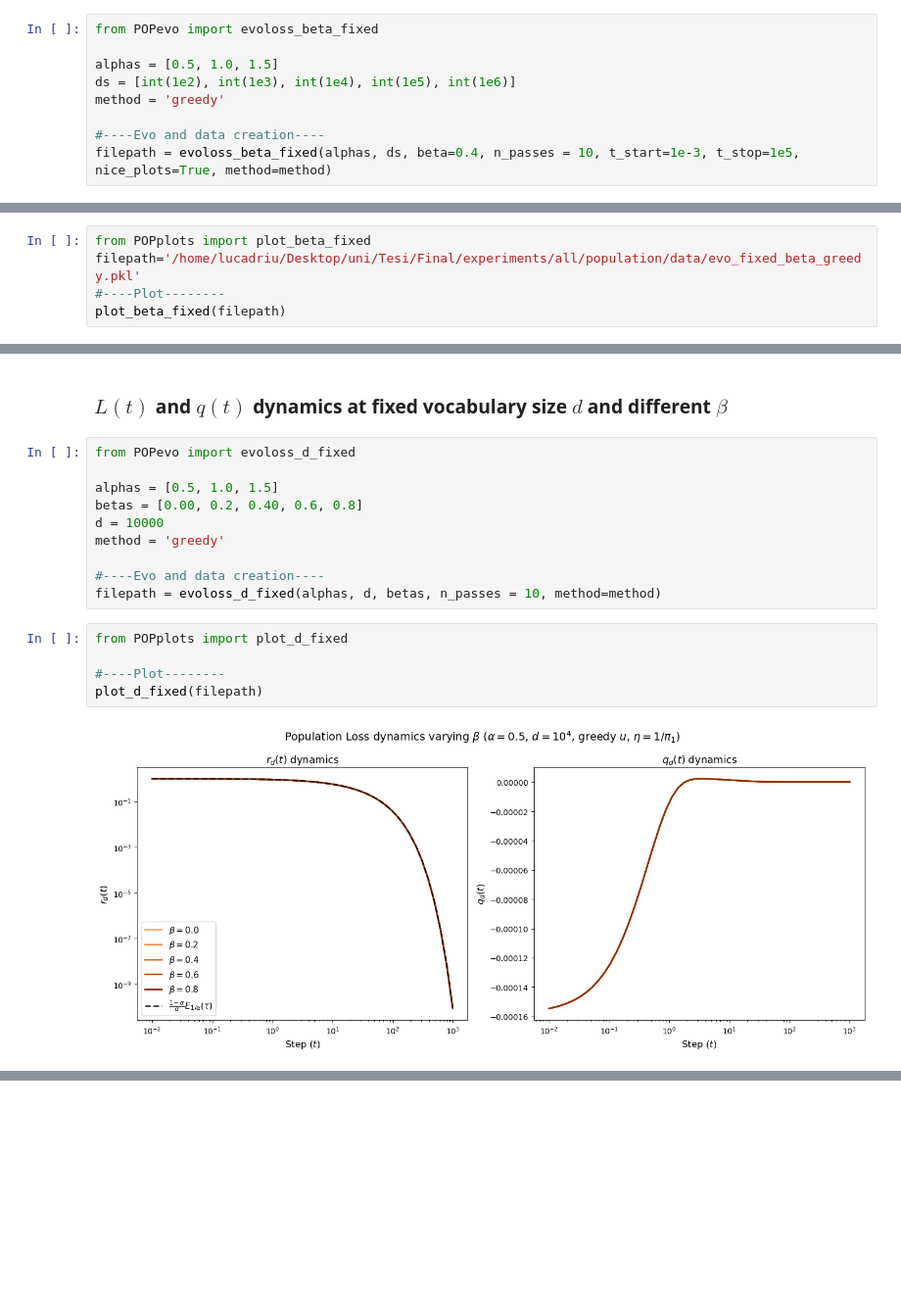
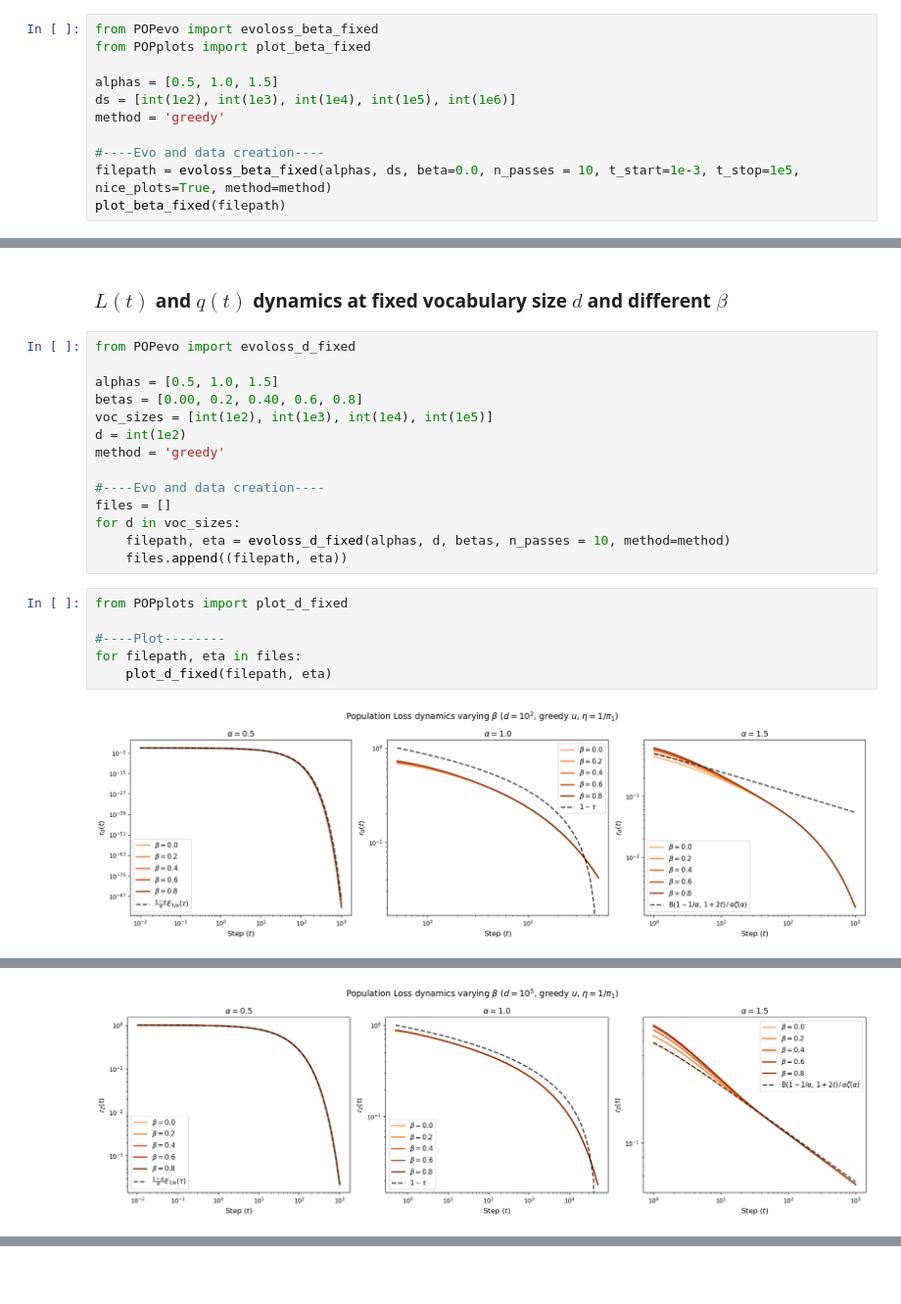
Before and after one commit to lucadriuu/Linear-Bigram-LM, a Jupyter notebook: population/POPmain.ipynb, the cells around one changed output, grey strips where cells are left out. Shown at 98% size. Cells and saved outputs as stored; diff of their text form; blank space fills up the shorter version.

Commit message:
Fix visualization

```diff
--- a/population/POPmain.ipynb
+++ b/population/POPmain.ipynb
@@ -4,10 +4,12 @@
 ### $L(t)$ and $q(t)$ dynamics at fixed $\beta$ and different vocabulary sizes $d$
 # %%
 from POPevo import evoloss_beta_fixed
+from POPplots import plot_beta_fixed
 
 alphas = [0.5, 1.0, 1.5]
 ds = [int(1e2), int(1e3), int(1e4), int(1e5), int(1e6)]
 method = 'greedy'
 
 #----Evo and data creation----
-filepath = evoloss_beta_fixed(alphas, ds, beta=0.4, n_passes = 10, t_start=1e-3, t_stop=1e5, nice_plots=True, method=method)
+filepath = evoloss_beta_fixed(alphas, ds, beta=0.0, n_passes = 10, t_start=1e-3, t_stop=1e5, nice_plots=True, method=method)
+plot_beta_fixed(filepath)
@@ -14,5 +19,0 @@ filepath = evoloss_beta_fixed(alphas, ds, beta=0.4, n_passes = 10, t_start=1e-3,
-# %%
-from POPplots import plot_beta_fixed
-filepath='/home/lucadriu/Desktop/uni/Tesi/Final/experiments/all/population/data/evo_fixed_beta_greedy.pkl'
-#----Plot--------
-plot_beta_fixed(filepath)
@@ -27,15 +24,20 @@ from POPevo import evoloss_d_fixed
 
 alphas = [0.5, 1.0, 1.5]
 betas = [0.00, 0.2, 0.40, 0.6, 0.8]
-d = 10000
+voc_sizes = [int(1e2), int(1e3), int(1e4), int(1e5)]
+d = int(1e2)
 method = 'greedy'
 
 #----Evo and data creation----
-filepath = evoloss_d_fixed(alphas, d, betas, n_passes = 10, method=method)
+files = []
+for d in voc_sizes:
+    filepath, eta = evoloss_d_fixed(alphas, d, betas, n_passes = 10, method=method)
+    files.append((filepath, eta))
 # %%
 from POPplots import plot_d_fixed
 
 #----Plot--------
-plot_d_fixed(filepath)
+for filepath, eta in files:
+    plot_d_fixed(filepath, eta)
 # %% [output]
-[figure, old version]
+[figure, new version]
@@ -44,3 +46,4 @@ plot_d_fixed(filepath)
+[figure, added]
 # %% [markdown]
 ## $|q(t)|$ dynamics across multiple vocabulary sizes
 A(t) governs the dynamics of the perturbation term. Analytically, $ A(t)/\pi_1 = \sum_k u_k k^{-\alpha} (1- k^{-\alpha})^{2t}$ does not depend from the voc size when $\eta = 1/\pi_1$(showed below). In this context the dependence from d is totally in $\pi_1$
```
Also changed, not shown: parts of 8 cells of this notebook, 2 other files.
